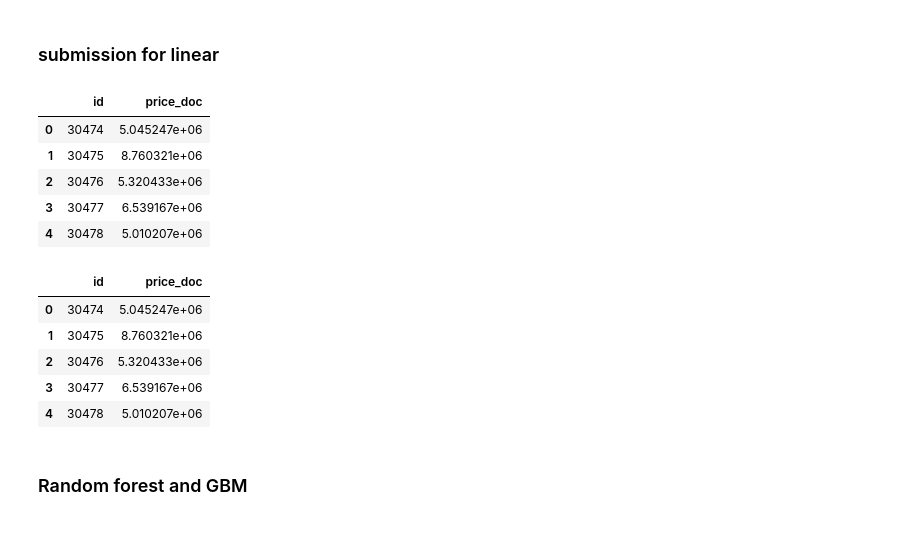
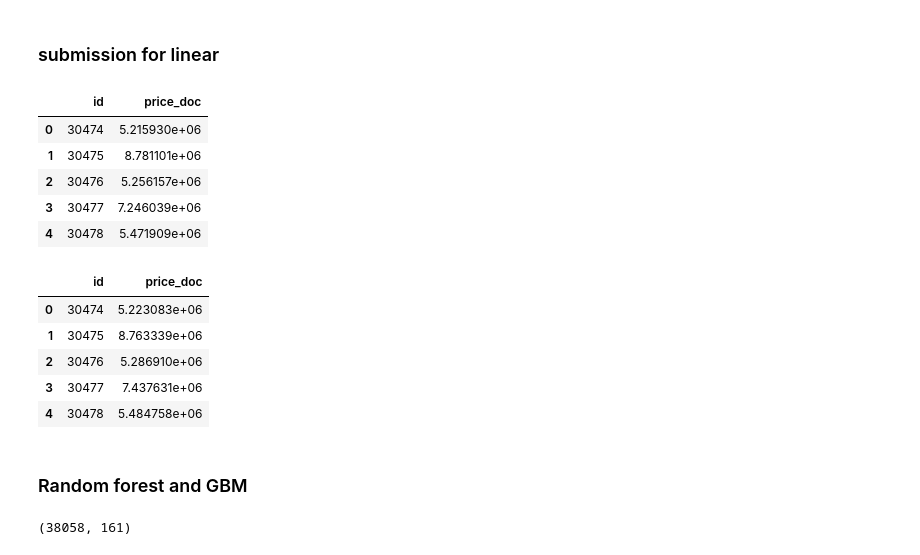
Before and after one commit to whalejasmine/ruhouse, a Jupyter notebook: Lasso_RF_GBM.ipynb, the cells around one changed output. Saved outputs shown, nothing was run; the diff lists cells and outputs as text; code cells hidden in the pictures.

```diff
--- a/Lasso_RF_GBM.ipynb
+++ b/Lasso_RF_GBM.ipynb
@@ -275,7 +275,7 @@ Categorical features : 10
 # %%
 # Handle remaining missing values for numerical features by using median as replacement
 print("NAs for numerical features in train and test : " + str(all_num.isnull().values.sum()))
-all_num = all_num.fillna(train_num.median())
+all_num = all_num.fillna(all_num.median())
 print("Remaining NAs for numerical features in train and test : " + str(all_num.isnull().values.sum()))
 # %% [output]
 NAs for numerical features in train and test : 286383
@@ -300,7 +300,7 @@ print all_cat.shape
 # As a general rule of thumb, a skewness with an absolute value > 0.5 is considered at least moderately skewed
 from scipy import stats
 skewness = all_num.apply(lambda x: skew(x))
-skewness = skewness[abs(skewness) > 0.6]
+skewness = skewness[abs(skewness) > 0.5]
 print(str(skewness.shape[0]) + " skewed numerical features to log transform")
 skewed_features = skewness.index
 all_num[skewed_features] = np.log1p(all_num[skewed_features].apply(lambda x: x-min(x)))
@@ -496,2 +477,5 @@ plt.ylabel('weights')
 # %%
-train_x, test_x, train_y, test_y = cross_validation.train_test_split(x_train, y_train, test_size=0.5, random_state=1)
+#split data for training
+train_x, test_x, train_y, test_y = cross_validation.train_test_split(x_train, y_train, test_size=0.2, random_state=1)
+print train_x.shape
+print test_x.shape
@@ -707,27 +694,27 @@ lasso_output = pd.DataFrame({'id': id_test, 'price_doc': p_y})
 lasso_output.head()
 # %% [output]
 |  | id | price_doc |
-| 0 | 30474 | 5.045247e+06 |
-| 1 | 30475 | 8.760321e+06 |
-| 2 | 30476 | 5.320433e+06 |
-| 3 | 30477 | 6.539167e+06 |
-| 4 | 30478 | 5.010207e+06 |
+| 0 | 30474 | 5.215930e+06 |
+| 1 | 30475 | 8.781101e+06 |
+| 2 | 30476 | 5.256157e+06 |
+| 3 | 30477 | 7.246039e+06 |
+| 4 | 30478 | 5.471909e+06 |
 # %%
 lasso_output.to_csv('./data/output/lasso_dummy.csv', index=False)
 # %%
 df_test = pd.read_csv("./data/input/test.csv", usecols =['id'])
 y_predict = ridge4.predict(x_test)
 p_y =np.exp(y_predict)-1
 id_test = df_test.id
 ridge_output = pd.DataFrame({'id': id_test, 'price_doc': p_y})
-lasso_output.head()
+ridge_output.head()
 # %% [output]
 |  | id | price_doc |
-| 0 | 30474 | 5.045247e+06 |
-| 1 | 30475 | 8.760321e+06 |
-| 2 | 30476 | 5.320433e+06 |
-| 3 | 30477 | 6.539167e+06 |
-| 4 | 30478 | 5.010207e+06 |
+| 0 | 30474 | 5.223083e+06 |
+| 1 | 30475 | 8.763339e+06 |
+| 2 | 30476 | 5.286910e+06 |
+| 3 | 30477 | 7.437631e+06 |
+| 4 | 30478 | 5.484758e+06 |
 # %%
 ridge_output.to_csv('./data/output/ridge_dummy.csv', index=False)
 # %% [markdown]
@@ -736,3 +723,12 @@ ridge_output.to_csv('./data/output/ridge_dummy.csv', index=False)
 https://elitedatascience.com/python-machine-learning-tutorial-scikit-learn
 
     http://aplunket.com/random-forest-regressor/
+# %%
+# numeric data scaling
+from sklearn.preprocessing import StandardScaler
+sc = StandardScaler()
+# exclude CHAS as this is a categorical variable (by the river or not)
+all_num_scaled = pd.DataFrame(sc.fit_transform(all_num), columns=all_num.columns.values)
+all_num_scaled.shape
+# %% [output]
+(38058, 161)
```
Also changed, not shown: parts of 46 cells of this notebook, 24 other files.
